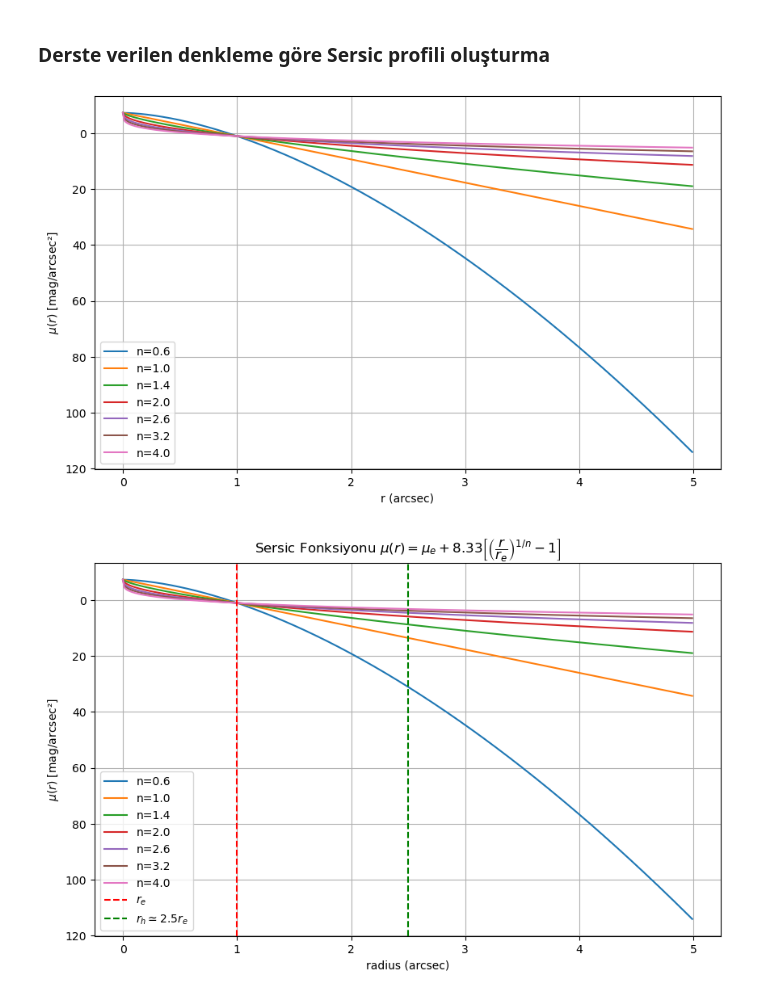
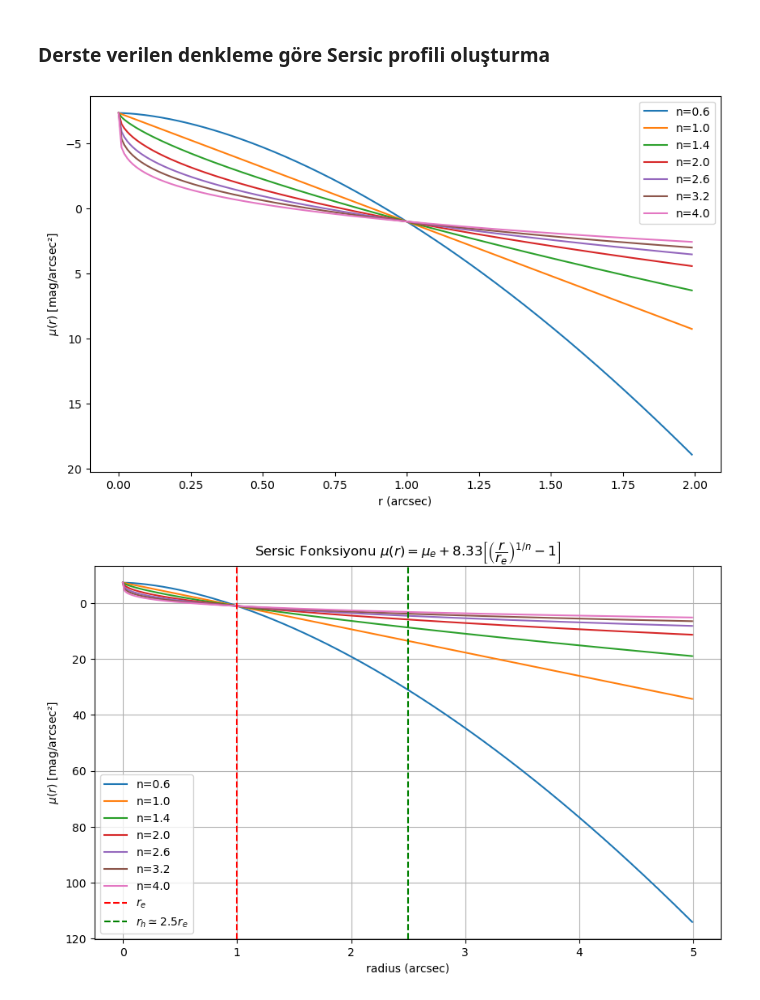
Before and after one commit to ebupi/galaxies-and-cosmology, a Jupyter notebook: sersic.ipynb, the cells around one changed output. Drawn from its saved outputs; the diff is of its cells as text; code cells hidden in the pictures.

```diff
--- a/sersic.ipynb
+++ b/sersic.ipynb
@@ -265,36 +268,37 @@ Grafiğin şu şekilde yorumlayabiliriz:
 # %%
 import numpy as np
 import matplotlib.pyplot as plt
 
 # Sersic fonksiyonu tanımlama
 def sersic_mu(r, n, mu_e):
     return mu_e + 8.33 * ((r / r_e)**(1/n) - 1)
 
 # Değişkenlerin tanımlanması
-r = np.arange(0., 5., 0.01)
+r = np.arange(0., 2., 0.01)
 n_values = [0.6, 1.0, 1.4, 2.0, 2.6, 3.2, 4.0]
 mu_e = 1
 r_e = 1  # r_e değeri sabit olarak alınabilir veya kullanıcıdan alınabilir
 
 # Grafik oluşturma
 plt.figure(figsize=(10, 6))
 
 for n in n_values:
     mu = sersic_mu(r, n, mu_e)
     plt.plot(r, mu, label=f'n={n}')
 
 
 # Y eksenini ters çevirme parlaklık ters ilişkisi
 plt.gca().invert_yaxis()
 
 plt.xlabel('r (arcsec)')
 plt.ylabel('$\mu(r)$ [mag/arcsec²]')
 #plt.title(r'Sersic Fonksiyonu $\mu(r) = \mu_e + 8.33 \left[ \left( \dfrac{r}{r_e} \right)^{1/n} -1 \right]$')
 plt.legend()
-plt.grid(True)
+#plt.grid(True)
+plt.savefig('sersic_profile1.png', bbox_inches='tight')
 plt.show()
 # %% [output]
-[figure, old version]
+[figure, new version]
 # %%
 r_e = 1  # r_e değeri sabit olarak alınabilir veya kullanıcıdan alınabilir
 re = 1  # Etkin yarıçap, burada sabit olarak belirlendi
```
Also changed, not shown: parts of 6 cells of this notebook, 3 other files.
